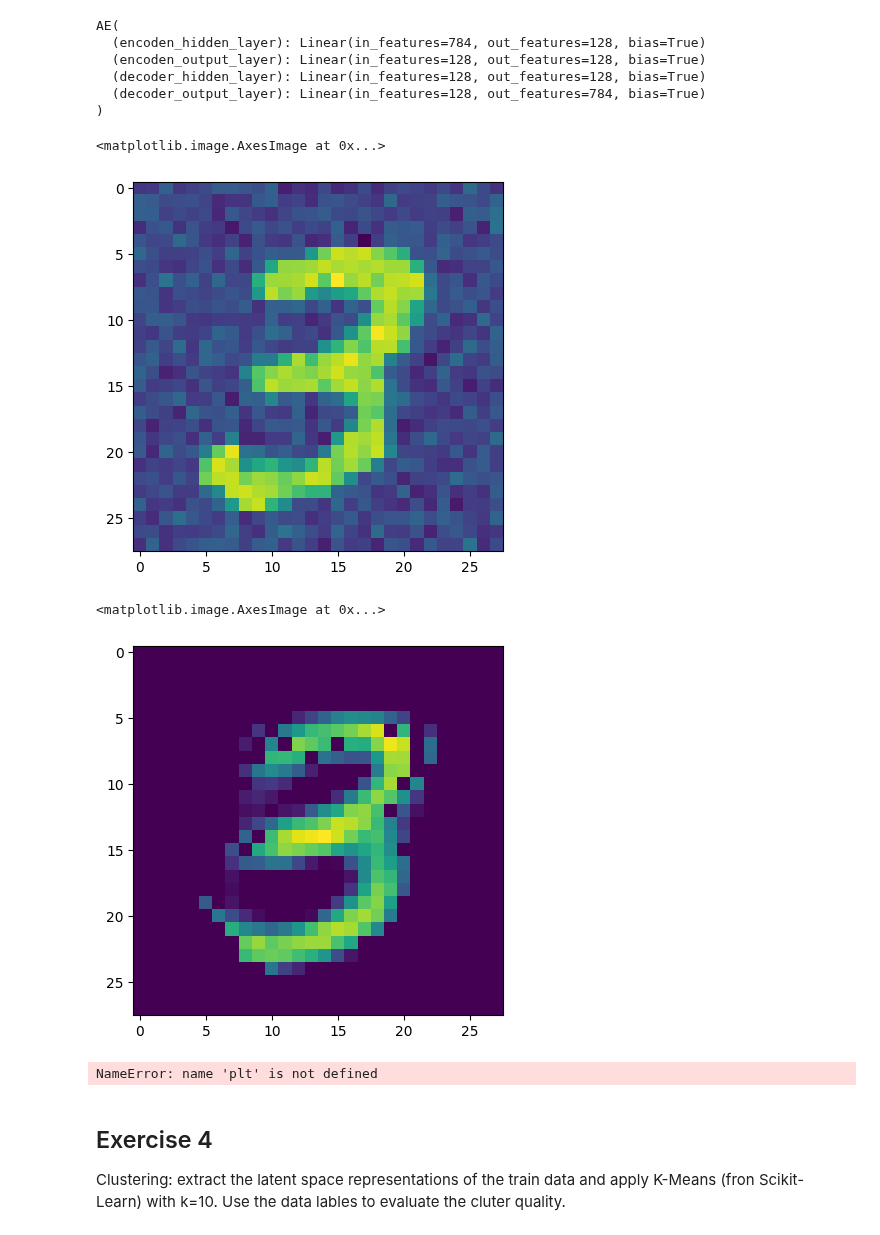
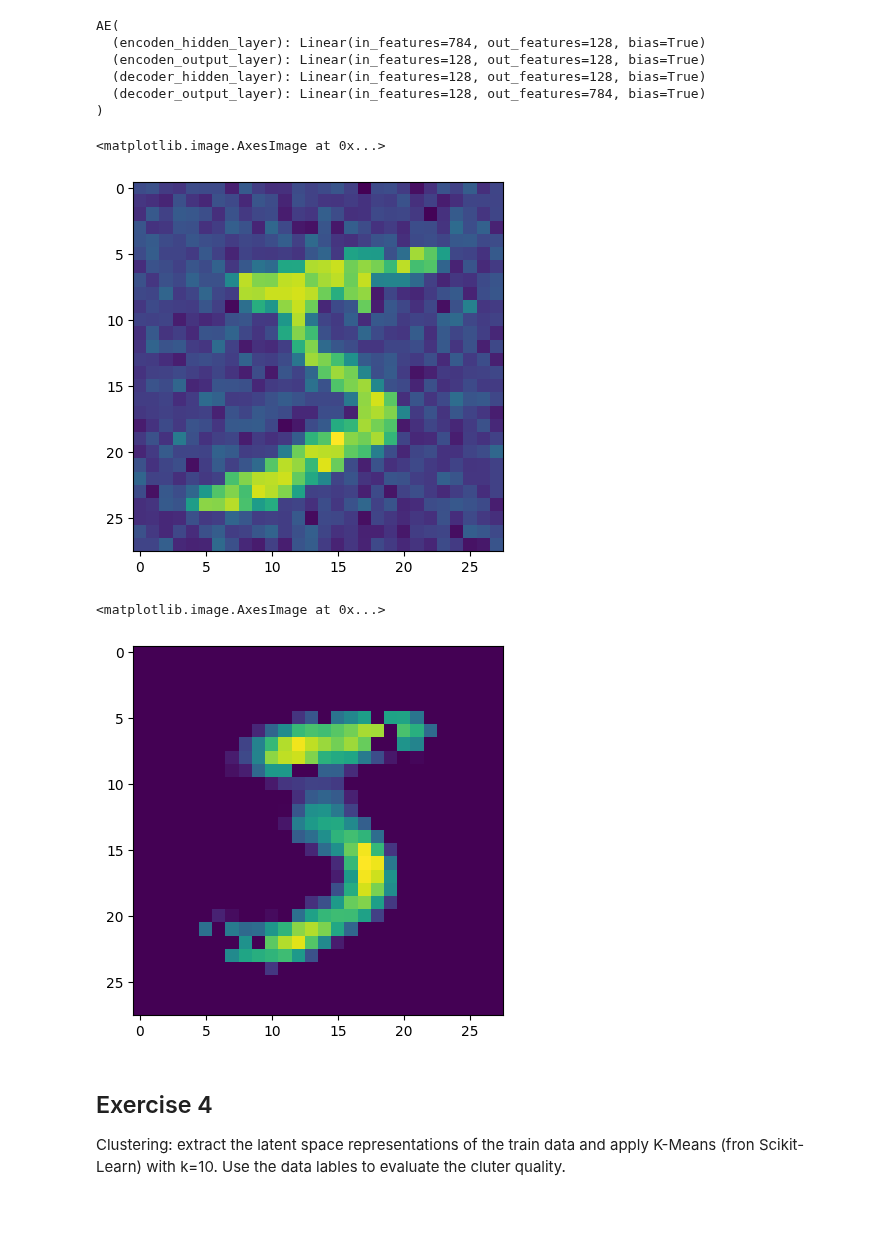
Before and after one commit to MrEwdew/DeepLearning25, a Jupyter notebook: week_8/Assignment_AE_MNIST.ipynb, the cells around one changed output. Cells and saved outputs as stored; diff of their text form; code cells hidden in the pictures.

```diff
--- a/week_8/Assignment_AE_MNIST.ipynb
+++ b/week_8/Assignment_AE_MNIST.ipynb
@@ -187,19 +180,17 @@ AE(
   (decoder_output_layer): Linear(in_features=128, out_features=784, bias=True)
 )
 # %%
-plt.imshow(ad(train[7][0])[0])
+plt.imshow(ad(train[0][0])[0])
 # %% [output]
 <matplotlib.image.AxesImage at 0x...>
-[figure, old version]
+[figure, new version]
 # %%
-plt.imshow(mlp(ad(train[7][0])).detach().float().resize(28,28))
+plt.imshow(mlp(ad(train[0][0])).detach().float().resize(28,28))
 # %% [output]
 <matplotlib.image.AxesImage at 0x...>
-[figure, old version]
+[figure, new version]
 # %%
-plt.imshow(mlp(transforms(train[0][0])))
+#plt.imshow(mlp(transforms(train[0][0])))
-# %% [output]
-NameError: name 'plt' is not defined
 # %% [markdown]
 ## Exercise 4
 Clustering: extract the latent space representations of the train data and apply K-Means (fron Scikit-Learn) with k=10. Use the data lables to evaluate the cluter quality.
```
Also changed, not shown: parts of 3 cells of this notebook.
